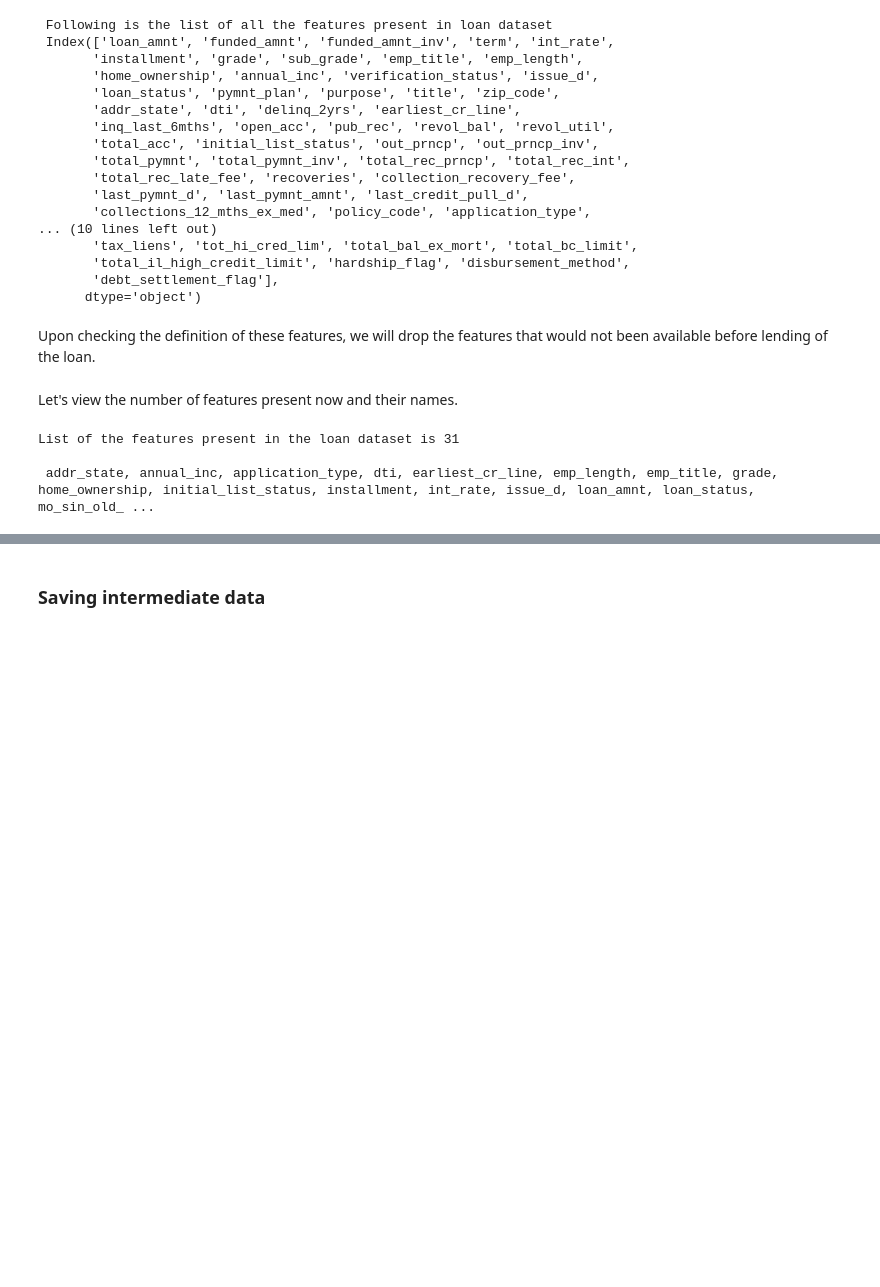
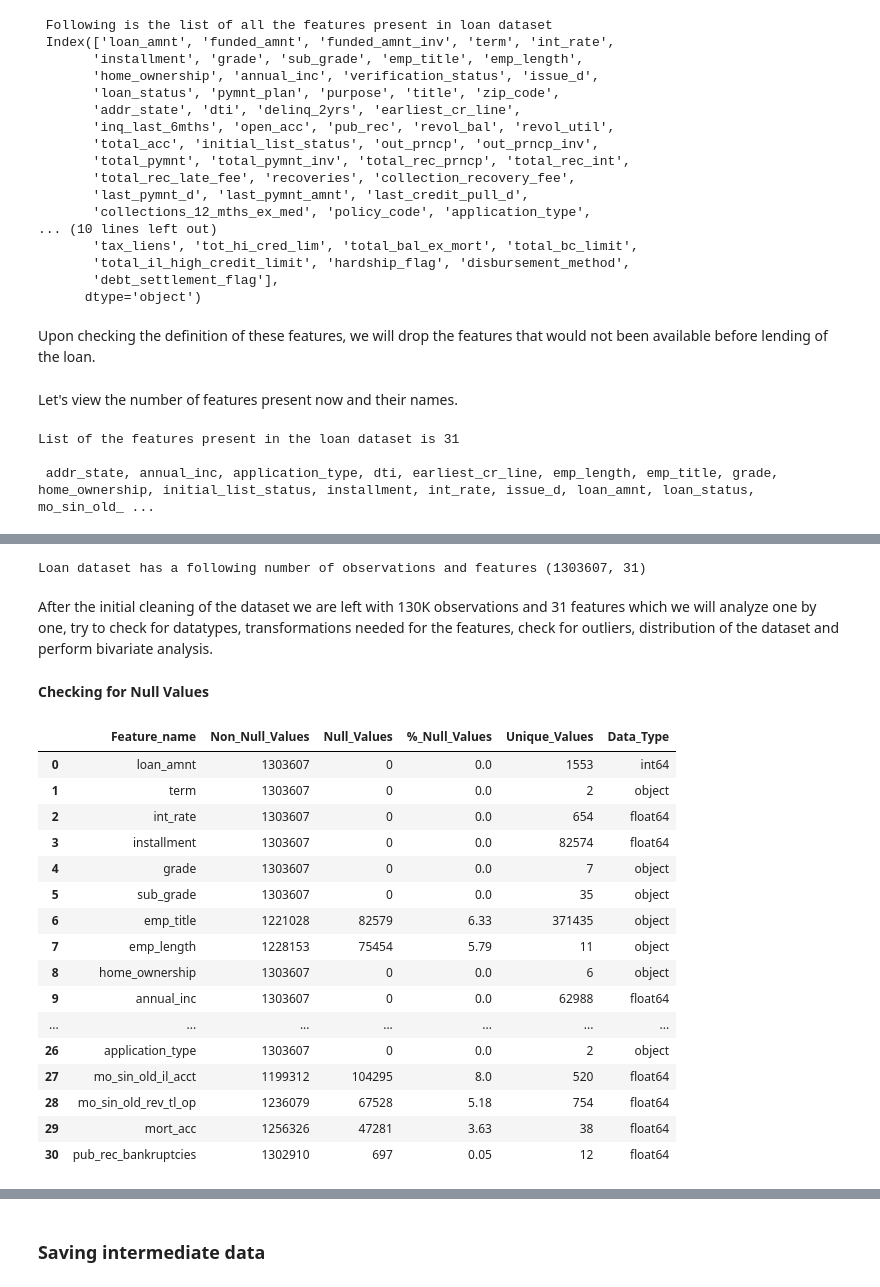
Before and after one commit to Singhal-Piyush/credit-risk-probability-default-model, a Jupyter notebook: 01_credit_risk_data_exploration.ipynb, the cells around one changed output, grey strips where cells are left out. Saved outputs shown, nothing was run; the diff lists cells and outputs as text; code cells hidden in the pictures; blank space fills up the shorter version.

```diff
--- a/01_credit_risk_data_exploration.ipynb
+++ b/01_credit_risk_data_exploration.ipynb
@@ -439,0 +456,33 @@ List of the features present in the loan dataset is 31
+# %%
+# view the shape of the dataset
+print(f'Loan dataset has a following number of observations and features {dataset_loan.shape}')
+# %% [output]
+Loan dataset has a following number of observations and features (1303607, 31)
+# %% [markdown]
+After the initial cleaning of the dataset we are left with 130K observations and 31 features which we will analyze one by one, try to check for datatypes, transformations needed for the features, check for outliers, distribution of the dataset and perform bivariate analysis.
+# %% [markdown]
+**Checking for Null Values**
+# %%
+# view the meta data of loan dataset using dataset_meta_data()
+dataset_meta_desc_1 = dataset_meta_data(dataset_loan)
+
+# print the meta data obtained from the dataset_meta_data() function
+dataset_meta_desc_1
+# %% [output]
+|  | Feature_name | Non_Null_Values | Null_Values | %_Null_Values | Unique_Values | Data_Type |
+| 0 | loan_amnt | 1303607 | 0 | 0.0 | 1553 | int64 |
+| 1 | term | 1303607 | 0 | 0.0 | 2 | object |
+| 2 | int_rate | 1303607 | 0 | 0.0 | 654 | float64 |
+| 3 | installment | 1303607 | 0 | 0.0 | 82574 | float64 |
+| 4 | grade | 1303607 | 0 | 0.0 | 7 | object |
+| 5 | sub_grade | 1303607 | 0 | 0.0 | 35 | object |
+| 6 | emp_title | 1221028 | 82579 | 6.33 | 371435 | object |
+| 7 | emp_length | 1228153 | 75454 | 5.79 | 11 | object |
+| 8 | home_ownership | 1303607 | 0 | 0.0 | 6 | object |
+| 9 | annual_inc | 1303607 | 0 | 0.0 | 62988 | float64 |
+| ... | ... | ... | ... | ... | ... | ... |
+| 26 | application_type | 1303607 | 0 | 0.0 | 2 | object |
+| 27 | mo_sin_old_il_acct | 1199312 | 104295 | 8.0 | 520 | float64 |
+| 28 | mo_sin_old_rev_tl_op | 1236079 | 67528 | 5.18 | 754 | float64 |
+| 29 | mort_acc | 1256326 | 47281 | 3.63 | 38 | float64 |
+| 30 | pub_rec_bankruptcies | 1302910 | 697 | 0.05 | 12 | float64 |
```
Also changed, not shown: parts of 13 cells of this notebook, 1 other file.
